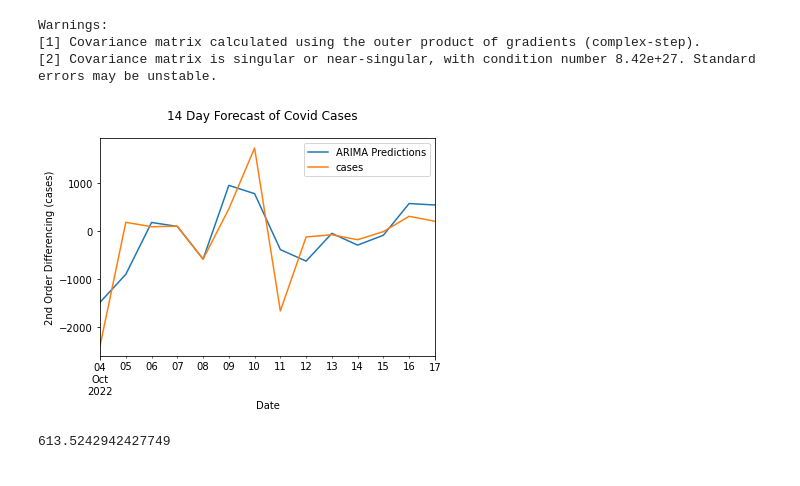
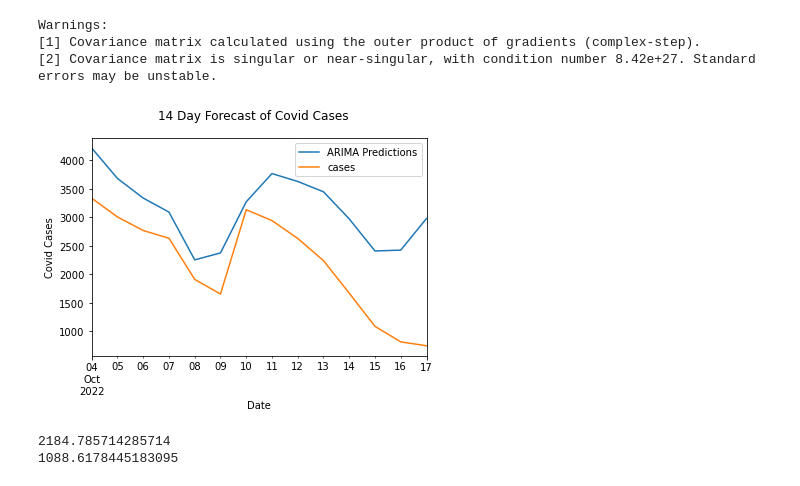
Before and after one commit to Shafaqsy/Covid_19_Vaccination_Effects, a Jupyter notebook: ARIMACovidCases.ipynb, the cells around one changed output. Saved outputs shown, nothing was run; the diff lists cells and outputs as text; code cells hidden in the pictures.

```diff
--- a/ARIMACovidCases.ipynb
+++ b/ARIMACovidCases.ipynb
@@ -127,3 +178,8 @@ print(train.shape,test.shape)
 # %% [output]
 (811,)
 (797,) (14,)
+# %%
+print(df['cases'].shape)
+train=df['cases'].iloc[:-14]
+test=df['cases'].iloc[-14:]
+print(train.shape,test.shape)
@@ -166,20 +250,21 @@ Warnings:
 # %%
 #Models Test forcast (14 days) and actual predictions
 start=len(train)
 end=len(train)+len(test)-1
 pred=model.predict(start=start,end=end,typ='levels').rename('ARIMA Predictions')
 pred.plot(legend=True)
 test.plot(legend=True)
 plt.suptitle('14 Day Forecast of Covid Cases')
-plt.ylabel('2nd Order Differencing (cases)')
+plt.ylabel('Covid Cases')
 plt.savefig('ARIMA(14day)Caseprediction.png')
 # %% [output]
-[figure, old version]
+[figure, new version]
 # %%
 from sklearn.metrics import mean_squared_error
 from math import sqrt
-test.mean()
+print(test.mean())
 rmse=sqrt(mean_squared_error(pred,test))
 print(rmse)
 # %% [output]
-613.5242942427749
+2184.785714285714
+1088.6178445183095
```
Also changed, not shown: parts of 14 cells of this notebook, 1 other file.
